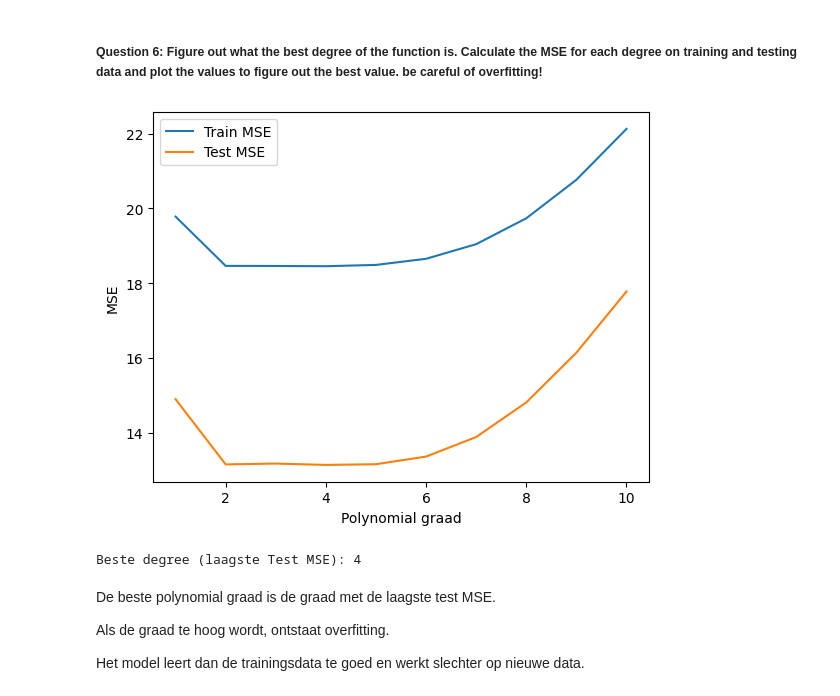
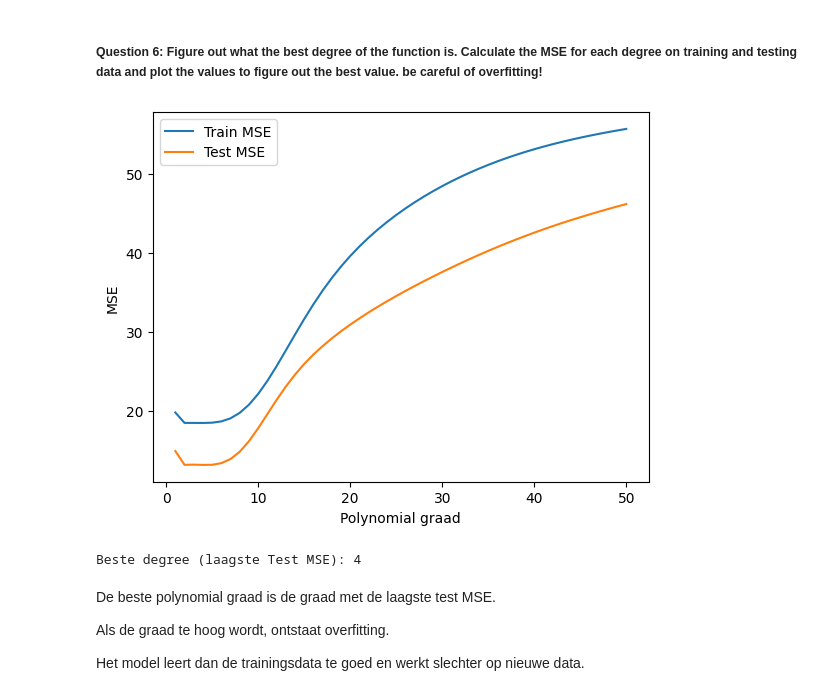
Before and after one commit to ChaybonV/Data-Science-Fundamentals, a Jupyter notebook: 03/DSF 03 - Polynomial Regression Excercise.ipynb, the cells around one changed output. Drawn from its saved outputs; the diff is of its cells as text; code cells hidden in the pictures.

```diff
--- a/03/DSF 03 - Polynomial Regression Excercise.ipynb
+++ b/03/DSF 03 - Polynomial Regression Excercise.ipynb
@@ -197,40 +184,40 @@ We already did some early model evaluating, but we can look for a better degree
 # %% [markdown]
 ##### Question 6: Figure out what the best degree of the function is. Calculate the MSE for each degree on training and testing data and plot the values to figure out the best value. be careful of overfitting!
 # %%
-degrees = range(1, 11)
+degrees = range(1, 51)
 
 train_mse = []
 test_mse = []
 train_mae = []
 test_mae = []
 
 for d in degrees:
     poly = PolynomialFeatures(degree=d)
     Xt_train = poly.fit_transform(Xw_train)
     Xt_test = poly.transform(Xw_test)
 
     model = LinearRegression()
     model.fit(Xt_train, y_train)
 
     pred_train = model.predict(Xt_train)
     pred_test = model.predict(Xt_test)
 
     train_mse.append(mean_squared_error(y_train, pred_train))
     test_mse.append(mean_squared_error(y_test, pred_test))
     train_mae.append(mean_absolute_error(y_train, pred_train))
     test_mae.append(mean_absolute_error(y_test, pred_test))
 
 plt.plot(degrees, train_mse, label="Train MSE")
 plt.plot(degrees, test_mse, label="Test MSE")
 plt.xlabel("Polynomial graad")
 plt.ylabel("MSE")
 plt.legend()
 plt.show()
 
 best_degree = degrees[np.argmin(test_mse)]
 print("Beste degree (laagste Test MSE):", best_degree)
 # %% [output]
-[figure, old version]
+[figure, new version]
 Beste degree (laagste Test MSE): 4
 # %% [markdown]
 De beste polynomial graad is de graad met de laagste test MSE.
```
Also changed, not shown: parts of 4 cells of this notebook.
